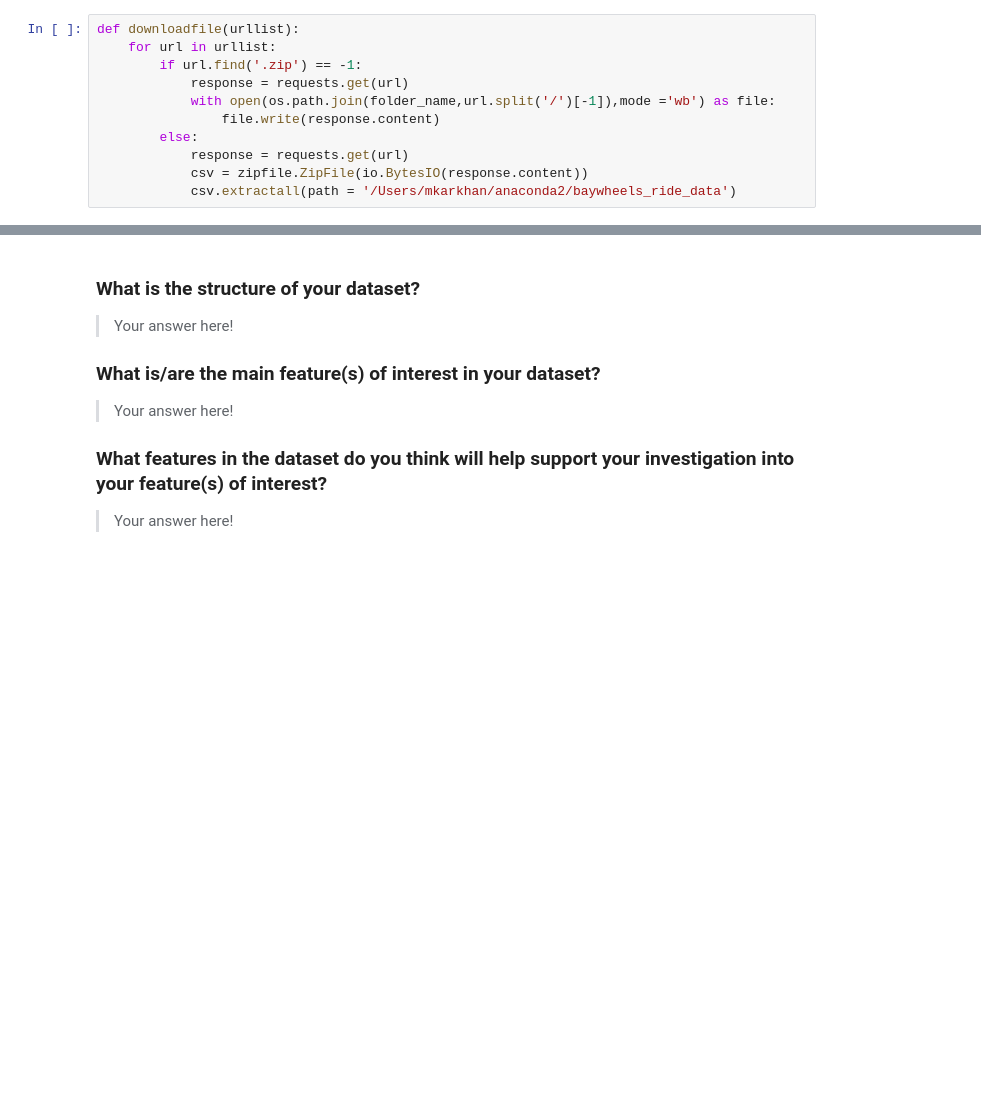
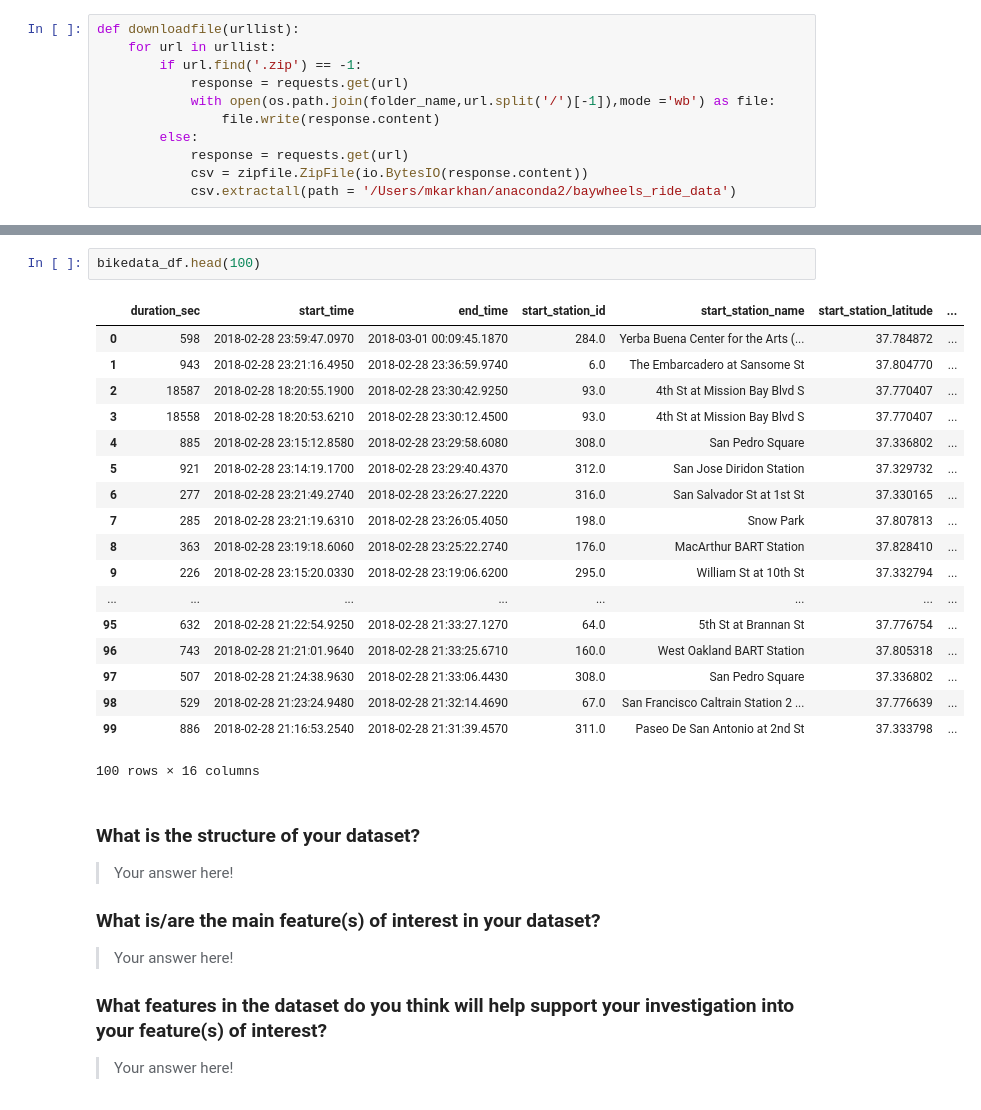
Before and after one commit to mkarkhan/Communicate-Data-Findings, a Jupyter notebook: exploratory_analysis.ipynb, the cells around one changed output, grey strips where cells are left out. Cells and saved outputs as stored; diff of their text form; blank space fills up the shorter version.

```diff
--- a/exploratory_analysis.ipynb
+++ b/exploratory_analysis.ipynb
@@ -88,3 +122,24 @@ def main():
+# %%
+bikedata_df.head(100)
+# %% [output]
+|  | duration_sec | start_time | end_time | start_station_id | start_station_name | start_station_latitude | ... |
+| 0 | 598 | 2018-02-28 23:59:47.0970 | 2018-03-01 00:09:45.1870 | 284.0 | Yerba Buena Center for the Arts (... | 37.784872 | ... |
+| 1 | 943 | 2018-02-28 23:21:16.4950 | 2018-02-28 23:36:59.9740 | 6.0 | The Embarcadero at Sansome St | 37.804770 | ... |
+| 2 | 18587 | 2018-02-28 18:20:55.1900 | 2018-02-28 23:30:42.9250 | 93.0 | 4th St at Mission Bay Blvd S | 37.770407 | ... |
+| 3 | 18558 | 2018-02-28 18:20:53.6210 | 2018-02-28 23:30:12.4500 | 93.0 | 4th St at Mission Bay Blvd S | 37.770407 | ... |
+| 4 | 885 | 2018-02-28 23:15:12.8580 | 2018-02-28 23:29:58.6080 | 308.0 | San Pedro Square | 37.336802 | ... |
+| 5 | 921 | 2018-02-28 23:14:19.1700 | 2018-02-28 23:29:40.4370 | 312.0 | San Jose Diridon Station | 37.329732 | ... |
+| 6 | 277 | 2018-02-28 23:21:49.2740 | 2018-02-28 23:26:27.2220 | 316.0 | San Salvador St at 1st St | 37.330165 | ... |
+| 7 | 285 | 2018-02-28 23:21:19.6310 | 2018-02-28 23:26:05.4050 | 198.0 | Snow Park | 37.807813 | ... |
+| 8 | 363 | 2018-02-28 23:19:18.6060 | 2018-02-28 23:25:22.2740 | 176.0 | MacArthur BART Station | 37.828410 | ... |
+| 9 | 226 | 2018-02-28 23:15:20.0330 | 2018-02-28 23:19:06.6200 | 295.0 | William St at 10th St | 37.332794 | ... |
+| ... | ... | ... | ... | ... | ... | ... | ... |
+| 95 | 632 | 2018-02-28 21:22:54.9250 | 2018-02-28 21:33:27.1270 | 64.0 | 5th St at Brannan St | 37.776754 | ... |
+| 96 | 743 | 2018-02-28 21:21:01.9640 | 2018-02-28 21:33:25.6710 | 160.0 | West Oakland BART Station | 37.805318 | ... |
+| 97 | 507 | 2018-02-28 21:24:38.9630 | 2018-02-28 21:33:06.4430 | 308.0 | San Pedro Square | 37.336802 | ... |
+| 98 | 529 | 2018-02-28 21:23:24.9480 | 2018-02-28 21:32:14.4690 | 67.0 | San Francisco Caltrain Station 2 ... | 37.776639 | ... |
+| 99 | 886 | 2018-02-28 21:16:53.2540 | 2018-02-28 21:31:39.4570 | 311.0 | Paseo De San Antonio at 2nd St | 37.333798 | ... |
+100 rows × 16 columns
 # %% [markdown]
 ### What is the structure of your dataset?
 
```
Also changed, not shown: parts of 5 cells of this notebook.
